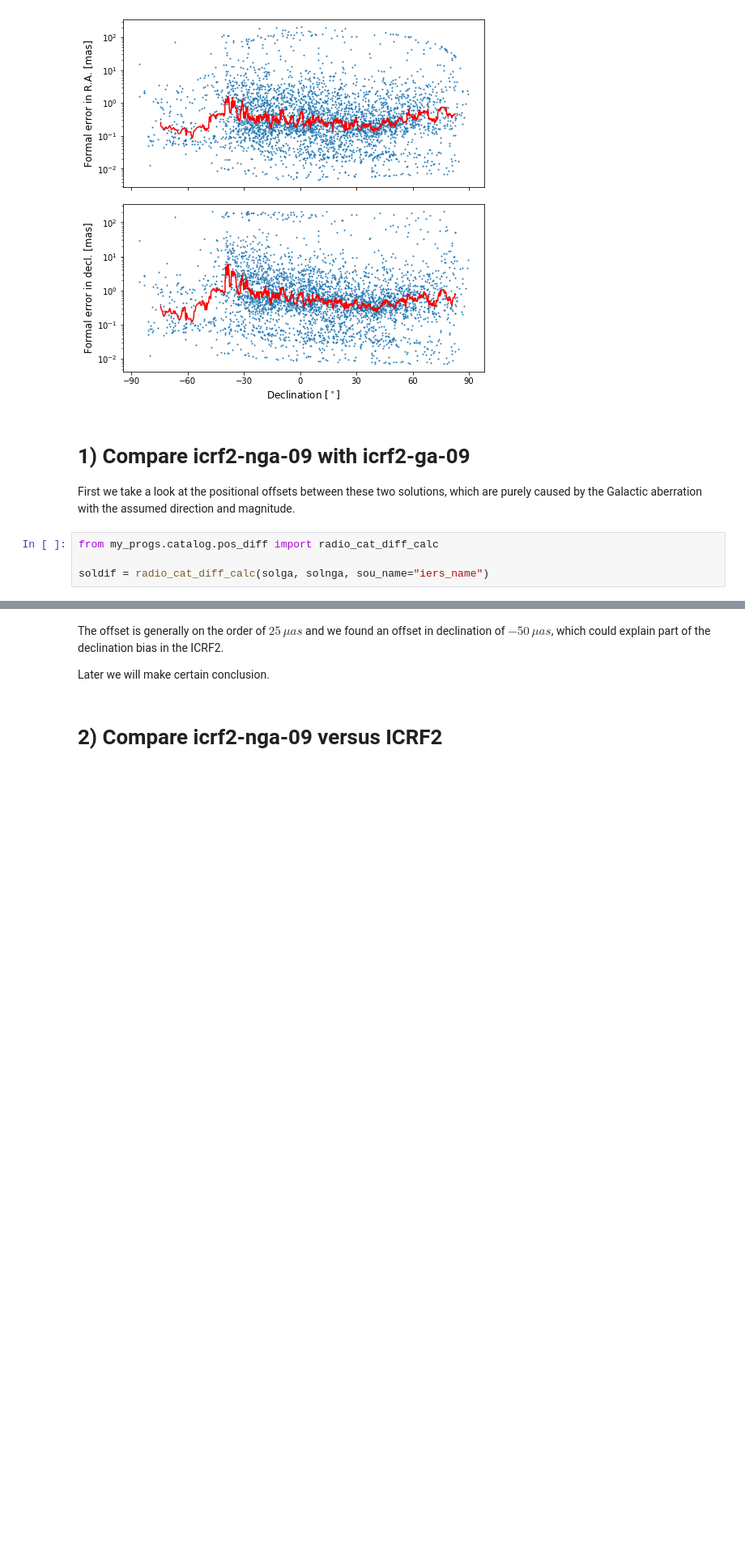
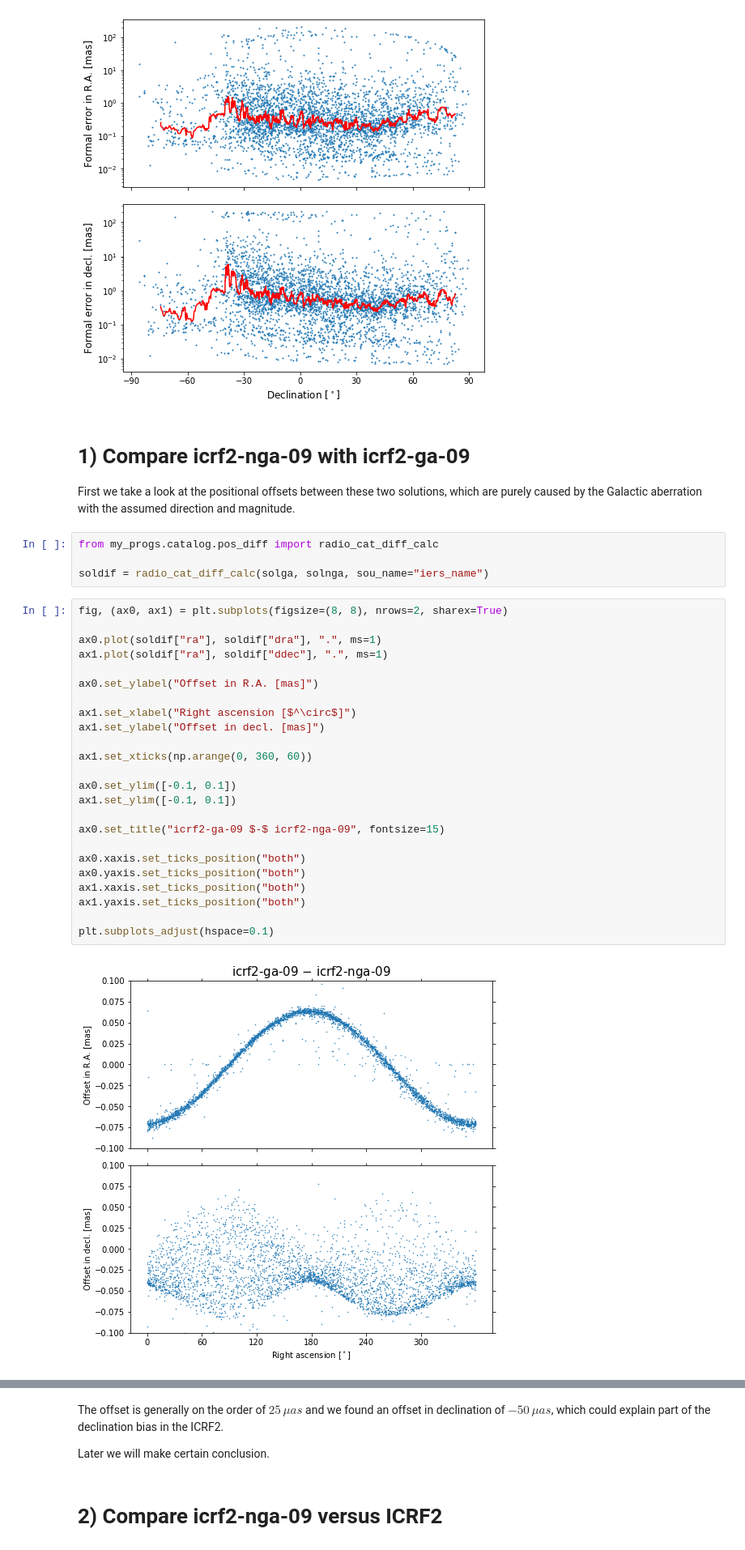
Before and after one commit to Niu-LIU/gaiacrf-in-vlbi, a Jupyter notebook: progs/check-ga-on-icrf2.ipynb, the cells around one changed output, grey strips where cells are left out. Shown: that part at 81% size. Cells and saved outputs as stored; diff of their text form; blank space fills up the shorter version.

```diff
--- a/progs/check-ga-on-icrf2.ipynb
+++ b/progs/check-ga-on-icrf2.ipynb
@@ -93,6 +93,32 @@ First we take a look at the positional offsets between these two solutions, whic
 from my_progs.catalog.pos_diff import radio_cat_diff_calc
 
 soldif = radio_cat_diff_calc(solga, solnga, sou_name="iers_name")
+# %%
+fig, (ax0, ax1) = plt.subplots(figsize=(8, 8), nrows=2, sharex=True)
+
+ax0.plot(soldif["ra"], soldif["dra"], ".", ms=1)
+ax1.plot(soldif["ra"], soldif["ddec"], ".", ms=1)
+
+ax0.set_ylabel("Offset in R.A. [mas]")
+
+ax1.set_xlabel("Right ascension [$^\circ$]")
+ax1.set_ylabel("Offset in decl. [mas]")
+
+ax1.set_xticks(np.arange(0, 360, 60))
+
+ax0.set_ylim([-0.1, 0.1])
+ax1.set_ylim([-0.1, 0.1])
+
+ax0.set_title("icrf2-ga-09 $-$ icrf2-nga-09", fontsize=15)
+
+ax0.xaxis.set_ticks_position("both")
+ax0.yaxis.set_ticks_position("both")
+ax1.xaxis.set_ticks_position("both")
+ax1.yaxis.set_ticks_position("both")
+
+plt.subplots_adjust(hspace=0.1)
+# %% [output]
+[figure, added]
 # %%
 fig, (ax0, ax1) = plt.subplots(figsize=(8, 8), nrows=2, sharex=True)
 
```
Also changed, not shown: parts of 6 cells of this notebook, 4 other files.
